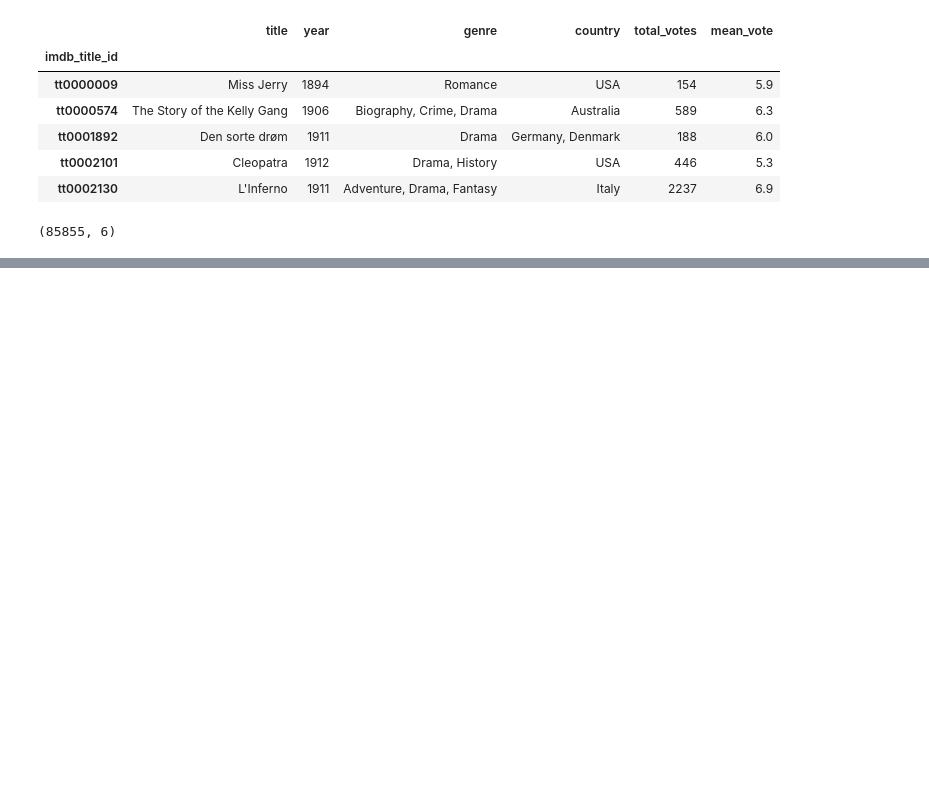
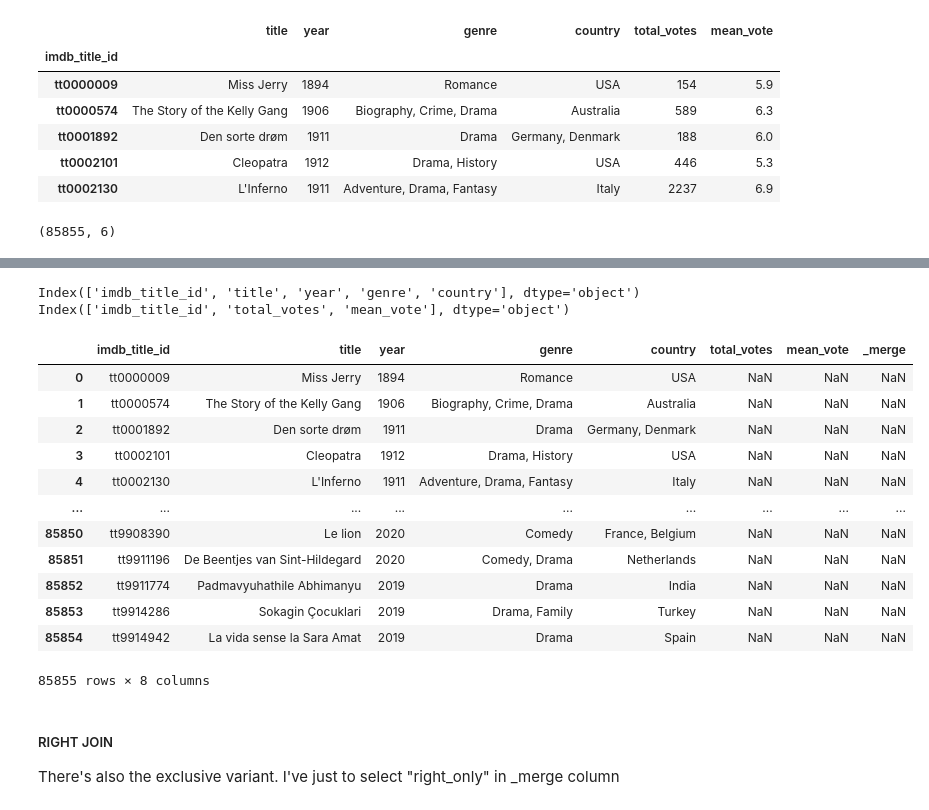
Before and after one commit to Giacomo98DaRe/Python_DataScience, a Jupyter notebook: LessonNotebooks/7.Merging&Concatenating/concatenations.ipynb, the cells around one changed output, grey strips where cells are left out. Saved outputs shown, nothing was run; the diff lists cells and outputs as text; code cells hidden in the pictures; blank space fills up the shorter version.

```diff
--- a/LessonNotebooks/7.Merging&Concatenating/concatenations.ipynb
+++ b/LessonNotebooks/7.Merging&Concatenating/concatenations.ipynb
@@ -3,7 +3,7 @@ import pandas as pd
 from utilities.reader_tools.GenericDatasetReader import DataframeFromCSV
 # %%
 # First dataset
-movies_df = DataframeFromCSV("IMDb_movies.csv", lowMemory=False)
+movies_df = DataframeFromCSV("IMDb_movies.csv", low_memory=False)
 movies_df
 # %% [output]
 |  | imdb_title_id | title | original_title | year | date_published | genre | duration | country | language | ... |
@@ -165,0 +269,3 @@ ex2 = pd.DataFrame({"job": ["Doctor", "Plumber"]})
+# %%
+movies_exclusive_join = pd.merge(movies_df, movies_ratings_df, how="outer", indicator=True).query("_merge=='left_only' or _merge=='right_only'")
+movies_exclusive_join
@@ -165,0 +303,27 @@ ex2 = pd.DataFrame({"job": ["Doctor", "Plumber"]})
+# %%
+print(movies_df.columns)
+print(movies_ratings_df.columns)
+# %% [output]
+Index(['imdb_title_id', 'title', 'year', 'genre', 'country'], dtype='object')
+Index(['imdb_title_id', 'total_votes', 'mean_vote'], dtype='object')
+# %%
+movies_left_join = pd.merge(movies_df, movies_exclusive_join, how="left")
+movies_left_join
+# %% [output]
+|  | imdb_title_id | title | year | genre | country | total_votes | mean_vote | _merge |
+| 0 | tt0000009 | Miss Jerry | 1894 | Romance | USA | NaN | NaN | NaN |
+| 1 | tt0000574 | The Story of the Kelly Gang | 1906 | Biography, Crime, Drama | Australia | NaN | NaN | NaN |
+| 2 | tt0001892 | Den sorte drøm | 1911 | Drama | Germany, Denmark | NaN | NaN | NaN |
+| 3 | tt0002101 | Cleopatra | 1912 | Drama, History | USA | NaN | NaN | NaN |
+| 4 | tt0002130 | L'Inferno | 1911 | Adventure, Drama, Fantasy | Italy | NaN | NaN | NaN |
+| ... | ... | ... | ... | ... | ... | ... | ... | ... |
+| 85850 | tt9908390 | Le lion | 2020 | Comedy | France, Belgium | NaN | NaN | NaN |
+| 85851 | tt9911196 | De Beentjes van Sint-Hildegard | 2020 | Comedy, Drama | Netherlands | NaN | NaN | NaN |
+| 85852 | tt9911774 | Padmavyuhathile Abhimanyu | 2019 | Drama | India | NaN | NaN | NaN |
+| 85853 | tt9914286 | Sokagin Çocuklari | 2019 | Drama, Family | Turkey | NaN | NaN | NaN |
+| 85854 | tt9914942 | La vida sense la Sara Amat | 2019 | Drama | Spain | NaN | NaN | NaN |
+85855 rows × 8 columns
+# %% [markdown]
+##### RIGHT JOIN
+
+There's also the exclusive variant. I've just to select "right_only" in _merge column
```
Also changed, not shown: parts of 21 cells of this notebook.
